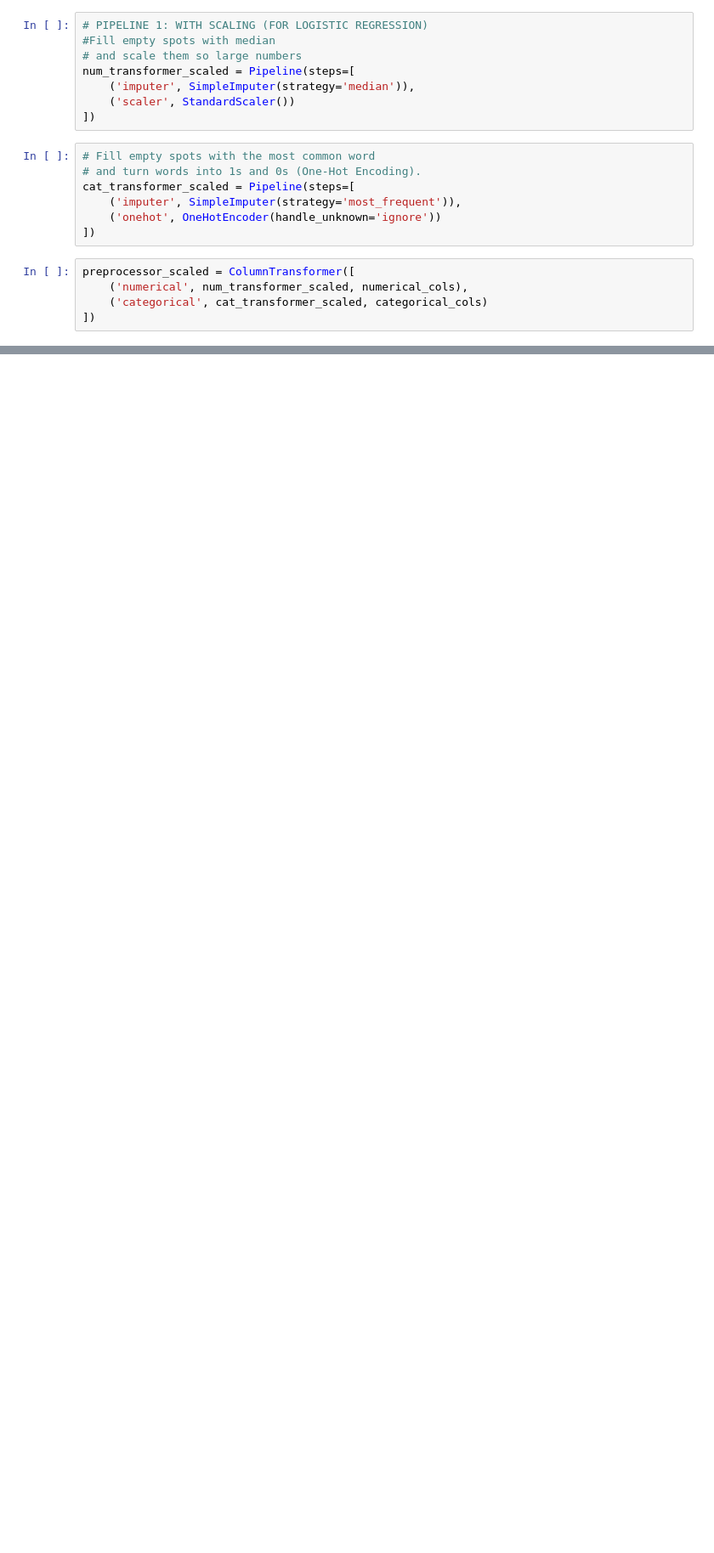
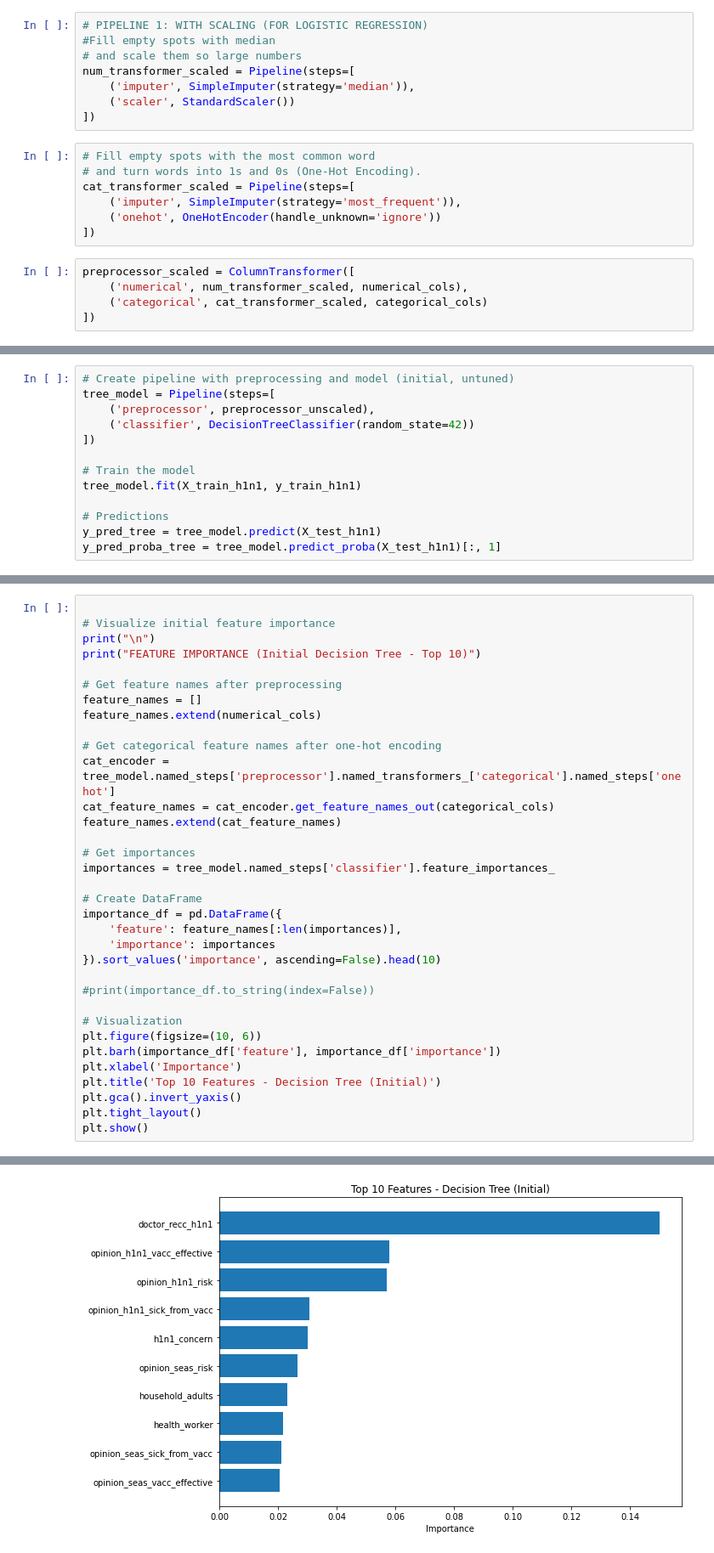
Before and after one commit to MutwiriC/flu-shot-vaccine-prediction, a Jupyter notebook: notebooks/01_eda.ipynb, the cells around one changed output, grey strips where cells are left out. Shown at 85% size. Saved outputs shown, nothing was run; the diff lists cells and outputs as text; blank space fills up the shorter version.

Commit message:
Model

```diff
--- a/notebooks/01_eda.ipynb
+++ b/notebooks/01_eda.ipynb
@@ -348,0 +419,13 @@ Tree Test missing:      0
+# %%
+# Create pipeline with preprocessing and model (initial, untuned)
+tree_model = Pipeline(steps=[
+    ('preprocessor', preprocessor_unscaled),
+    ('classifier', DecisionTreeClassifier(random_state=42))
+])
+
+# Train the model
+tree_model.fit(X_train_h1n1, y_train_h1n1)
+
+# Predictions
+y_pred_tree = tree_model.predict(X_test_h1n1)
+y_pred_proba_tree = tree_model.predict_proba(X_test_h1n1)[:, 1]
@@ -348,0 +553,35 @@ Tree Test missing:      0
+# %%
+
+# Visualize initial feature importance
+print("\n")
+print("FEATURE IMPORTANCE (Initial Decision Tree - Top 10)")
+
+# Get feature names after preprocessing
+feature_names = []
+feature_names.extend(numerical_cols)
+
+# Get categorical feature names after one-hot encoding
+cat_encoder = tree_model.named_steps['preprocessor'].named_transformers_['categorical'].named_steps['onehot']
+cat_feature_names = cat_encoder.get_feature_names_out(categorical_cols)
+feature_names.extend(cat_feature_names)
+
+# Get importances
+importances = tree_model.named_steps['classifier'].feature_importances_
+
+# Create DataFrame
+importance_df = pd.DataFrame({
+    'feature': feature_names[:len(importances)],
+    'importance': importances
+}).sort_values('importance', ascending=False).head(10)
+
+#print(importance_df.to_string(index=False))
+
+# Visualization
+plt.figure(figsize=(10, 6))
+plt.barh(importance_df['feature'], importance_df['importance'])
+plt.xlabel('Importance')
+plt.title('Top 10 Features - Decision Tree (Initial)')
+plt.gca().invert_yaxis()
+plt.tight_layout()
+plt.show()
+# %% [output]
@@ -348,0 +589 @@ Tree Test missing:      0
+[figure, added]
```
Also changed, not shown: parts of 39 cells of this notebook, 1 other file.
